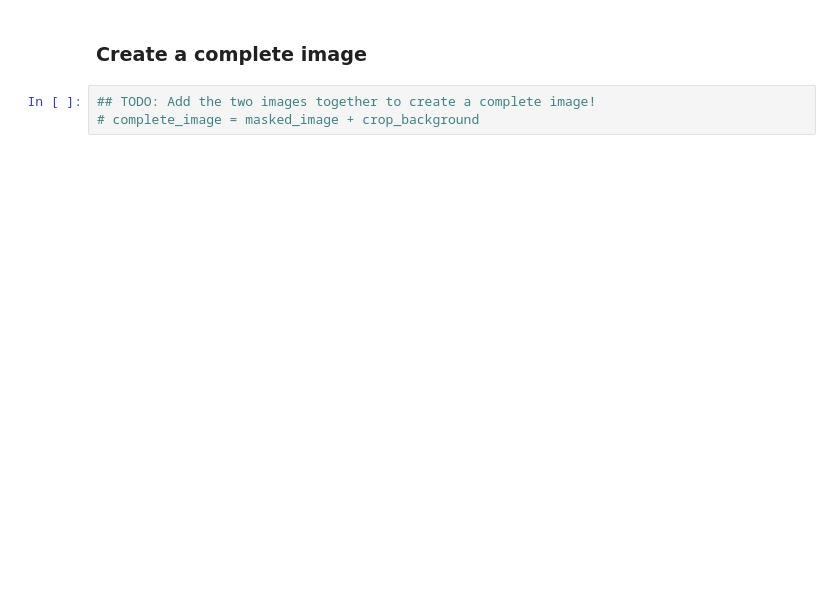
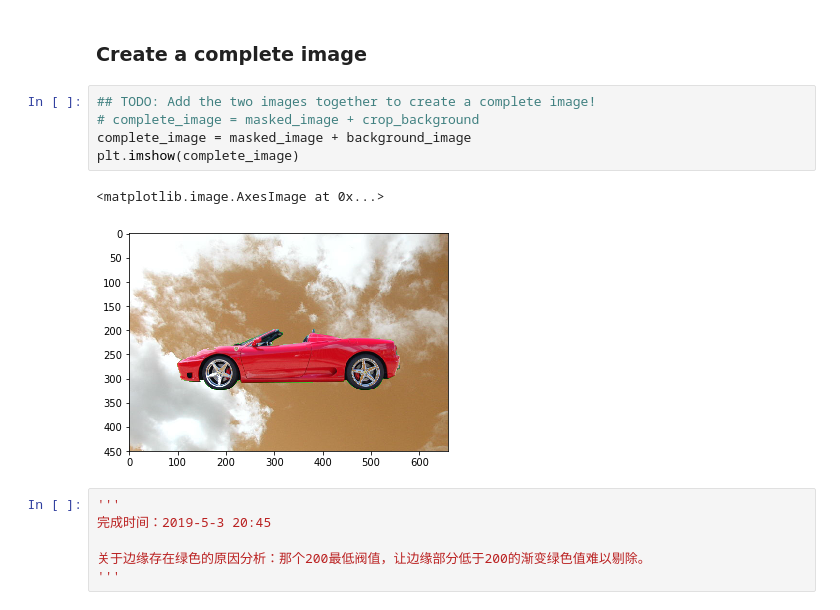
Before and after one commit to yamisky/2019_CVND_Exercises_Projects, a Jupyter notebook: Exercises/1_1_Image_Representation/4. Green Screen Car.ipynb, the cells around one changed output. Drawn from its saved outputs; the diff is of its cells as text; blank space fills up the shorter version.

```diff
--- a/Exercises/1_1_Image_Representation/4. Green Screen Car.ipynb
+++ b/Exercises/1_1_Image_Representation/4. Green Screen Car.ipynb
@@ -65,3 +79,14 @@ background_image = mpimg.imread('images/sky.jpg')
 # %%
 ## TODO: Add the two images together to create a complete image!
 # complete_image = masked_image + crop_background
+complete_image = masked_image + background_image
+plt.imshow(complete_image)
+# %% [output]
+<matplotlib.image.AxesImage at 0x...>
+[figure, added]
+# %%
+'''
+完成时间：2019-5-3 20:45
+
+关于边缘存在绿色的原因分析：那个200最低阀值，让边缘部分低于200的渐变绿色值难以剔除。
+'''
```
Also changed, not shown: parts of 5 cells of this notebook.
